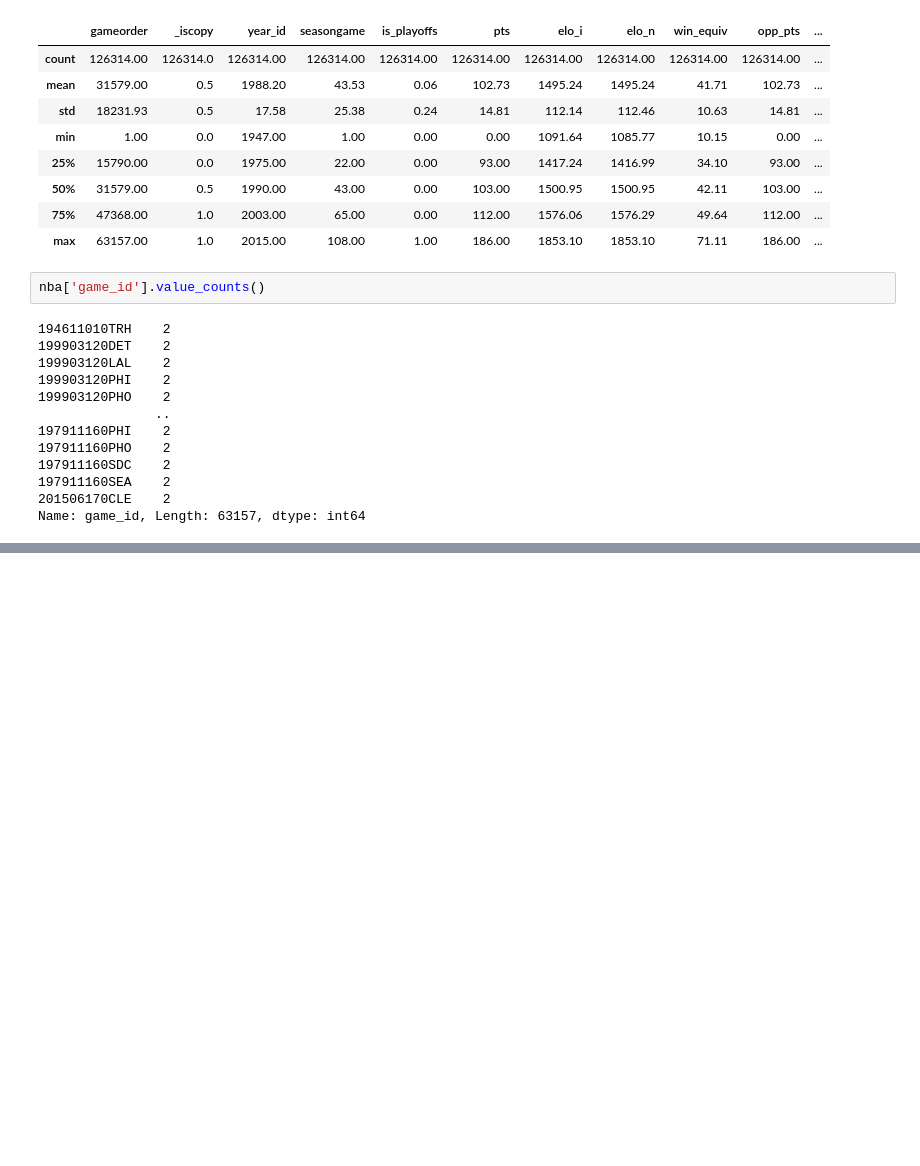
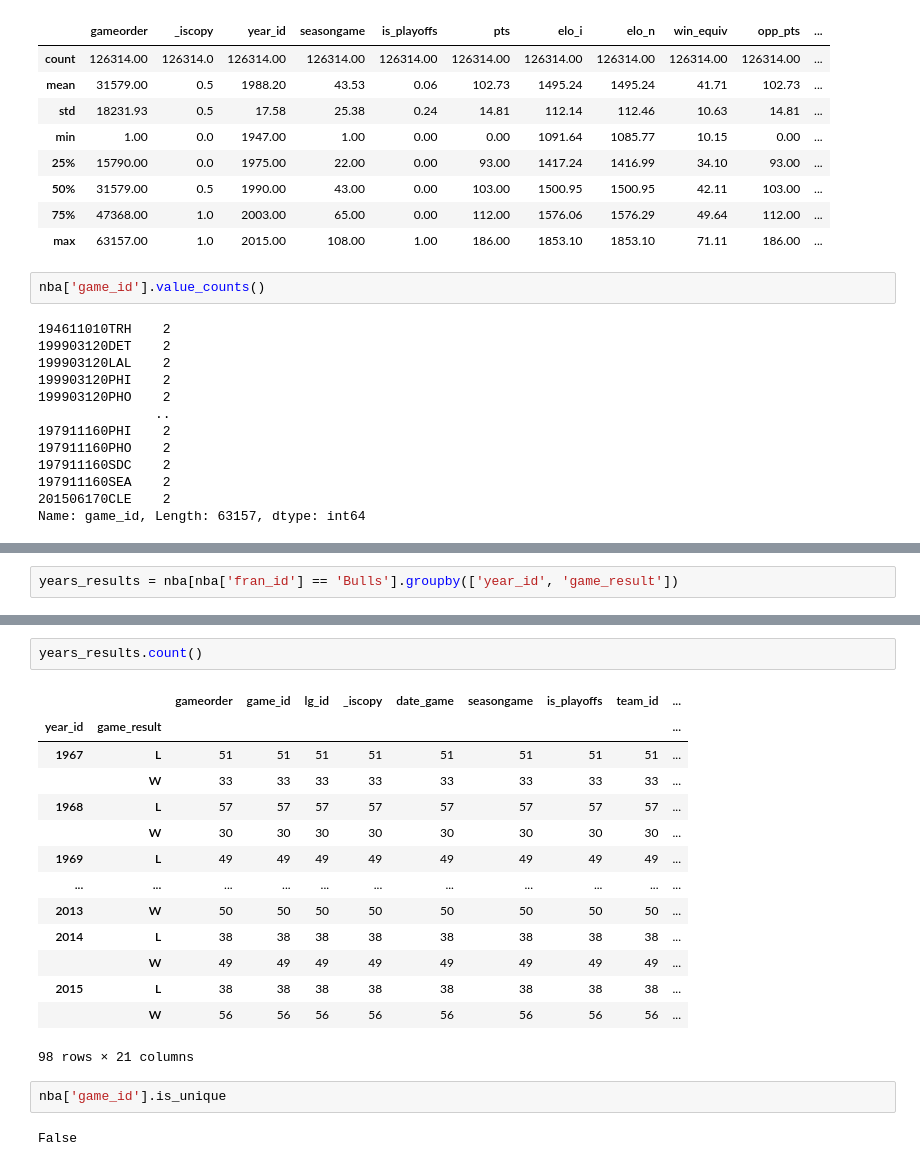
Before and after one commit to jmaumc/dojo-python, a Jupyter notebook: rp-lp-pandas/01-exploring-datasets.ipynb, the cells around one changed output, grey strips where cells are left out. Saved outputs shown, nothing was run; the diff lists cells and outputs as text; blank space fills up the shorter version.

```diff
--- a/rp-lp-pandas/01-exploring-datasets.ipynb
+++ b/rp-lp-pandas/01-exploring-datasets.ipynb
@@ -96,0 +159,2 @@ Name: game_id, Length: 63157, dtype: int64
+# %%
+years_results = nba[nba['fran_id'] == 'Bulls'].groupby(['year_id', 'game_result'])
@@ -96,0 +177,21 @@ Name: game_id, Length: 63157, dtype: int64
+# %%
+years_results.count()
+# %% [output]
+|  |  | gameorder | game_id | lg_id | _iscopy | date_game | seasongame | is_playoffs | team_id | ... |
+| year_id | game_result |  |  |  |  |  |  |  |  | ... |
+| 1967 | L | 51 | 51 | 51 | 51 | 51 | 51 | 51 | 51 | ... |
+|  | W | 33 | 33 | 33 | 33 | 33 | 33 | 33 | 33 | ... |
+| 1968 | L | 57 | 57 | 57 | 57 | 57 | 57 | 57 | 57 | ... |
+|  | W | 30 | 30 | 30 | 30 | 30 | 30 | 30 | 30 | ... |
+| 1969 | L | 49 | 49 | 49 | 49 | 49 | 49 | 49 | 49 | ... |
+| ... | ... | ... | ... | ... | ... | ... | ... | ... | ... | ... |
+| 2013 | W | 50 | 50 | 50 | 50 | 50 | 50 | 50 | 50 | ... |
+| 2014 | L | 38 | 38 | 38 | 38 | 38 | 38 | 38 | 38 | ... |
+|  | W | 49 | 49 | 49 | 49 | 49 | 49 | 49 | 49 | ... |
+| 2015 | L | 38 | 38 | 38 | 38 | 38 | 38 | 38 | 38 | ... |
+|  | W | 56 | 56 | 56 | 56 | 56 | 56 | 56 | 56 | ... |
+98 rows × 21 columns
+# %%
+nba['game_id'].is_unique
+# %% [output]
+False
```
Also changed, not shown: parts of 9 cells of this notebook, 11 other files.
